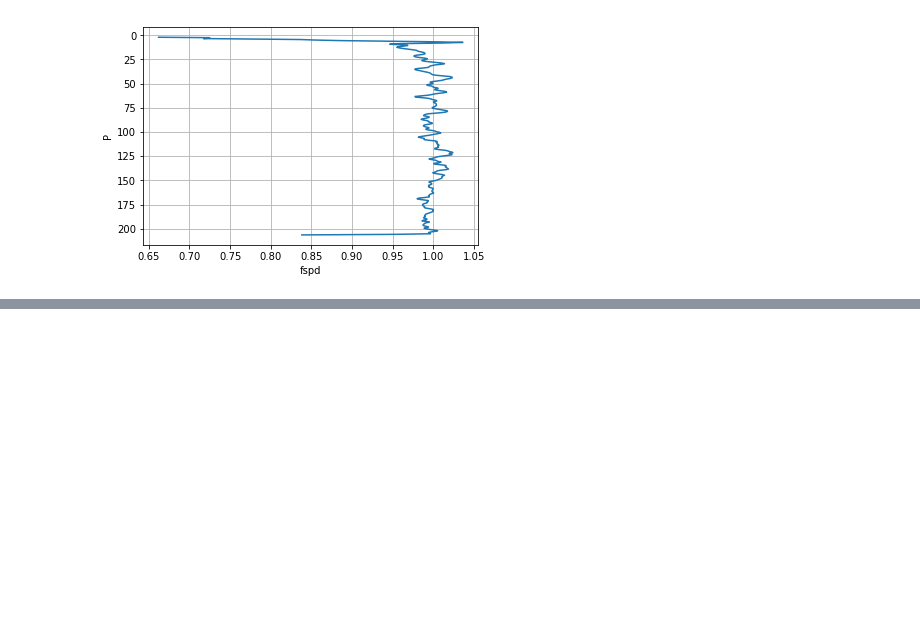
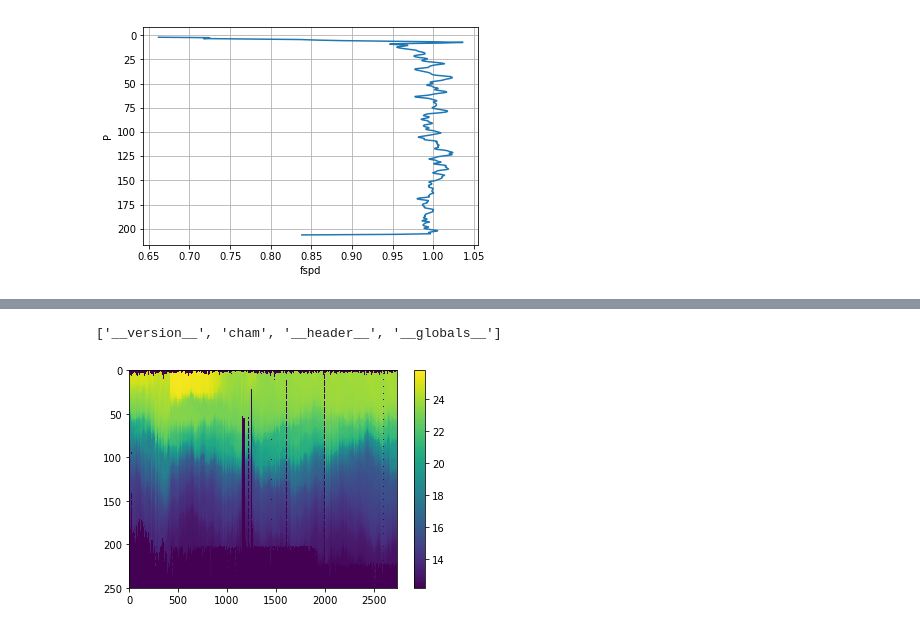
Before and after one commit to OceanMixingGroup/Analysis, a Jupyter notebook: Andy_Pickering/Working with eq14 data in python.ipynb, the cells around one changed output, grey strips where cells are left out. Drawn from its saved outputs; the diff is of its cells as text; code cells hidden in the pictures; blank space fills up the shorter version.

```diff
--- a/Andy_Pickering/Working with eq14 data in python.ipynb
+++ b/Andy_Pickering/Working with eq14 data in python.ipynb
@@ -60,0 +61,18 @@ plt.grid()
+# %%
+# lets try loading a file w/ many profiles and making a p-color like plot
+fpath = '/Users/Andy/Cruises_Research/ChiPod/Cham_Eq14_Compare/Data/chameleon/processed/Cstar=0_032/sum/'
+fname = 'eq14_sum_clean.mat'
+dat = sio.loadmat(fpath+fname,squeeze_me=True,struct_as_record=False)
+# %%
+dat.keys()
+# %% [output]
+['__version__', 'cham', '__header__', '__globals__']
+# %%
+cham=dat['cham']
+# %%
+plt.pcolormesh(cham.T1)
+plt.colorbar()
+plt.clim(np.nanmin(cham.T1),np.nanmax(cham.T1))
+plt.gca().invert_yaxis()
+# %% [output]
+[figure, added]
```
Also changed, not shown: parts of 6 cells of this notebook, 7 other files.
